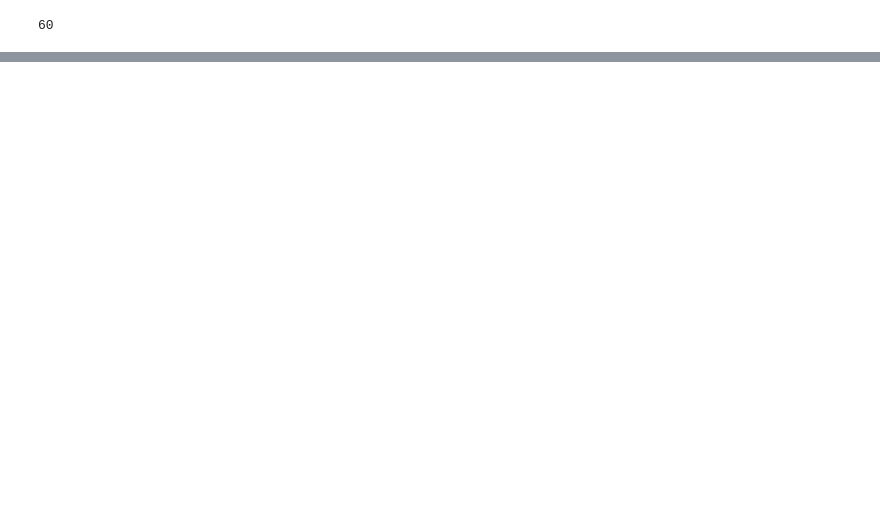
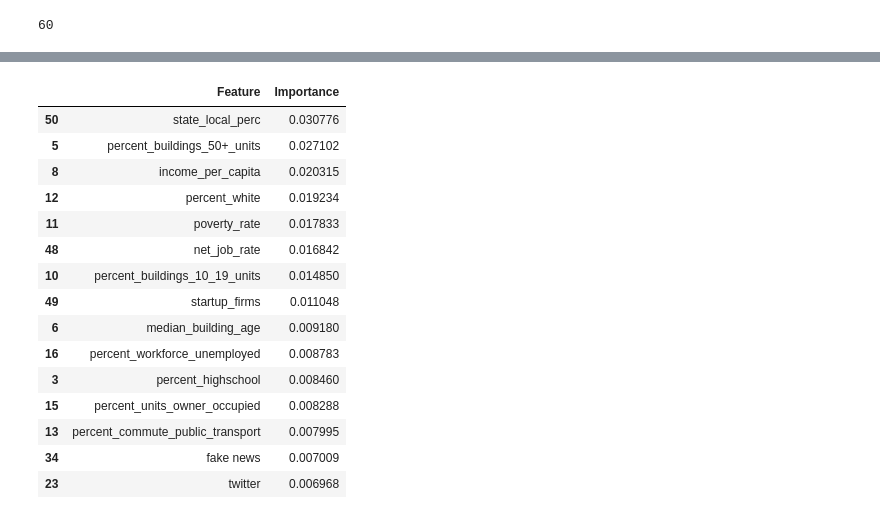
Before and after one commit to Kneck12/zillow-price-index-pred, a Jupyter notebook: Hao-Wei/CSV file processing.ipynb, the cells around one changed output, grey strips where cells are left out. Saved outputs shown, nothing was run; the diff lists cells and outputs as text; code cells hidden in the pictures; blank space fills up the shorter version.

```diff
--- a/Hao-Wei/CSV file processing.ipynb
+++ b/Hao-Wei/CSV file processing.ipynb
@@ -182,0 +193,23 @@ for x in df_col:
+# %%
+import pandas as pd;
+import numpy as np;
+
+file_list = ["./Results in CSV files/Importance_0_100.csv",
+             "./Results in CSV files/Importance_100_200.csv",
+             "./Results in CSV files/Importance_200_300.csv",
+             "./Results in CSV files/Importance_300_375.csv",
+             "./Results in CSV files/Importance_375_450.csv",
+             "./Results in CSV files/Importance_450_550.csv",
+             "./Results in CSV files/Importance_550_650.csv",
+             "./Results in CSV files/Importance_650_750.csv",
+             "./Results in CSV files/Importance_750_900.csv",
+             "./Results in CSV files/Importance_900_950.csv",
+             "./Results in CSV files/Importance_950_1100.csv",
+             "./Results in CSV files/Importance_1100_1200.csv",
+             "./Results in CSV files/Importance_1200_1301.csv",
+            ];
+
+df = pd.read_csv(file_list[0], index_col=0)
+# %%
+for i in range(1, len(file_list)):
+    df = pd.concat([df, pd.read_csv(file_list[i], index_col=0)]);
@@ -182,0 +223,19 @@ for x in df_col:
+# %%
+ranking
+# %% [output]
+|  | Feature | Importance |
+| 50 | state_local_perc | 0.030776 |
+| 5 | percent_buildings_50+_units | 0.027102 |
+| 8 | income_per_capita | 0.020315 |
+| 12 | percent_white | 0.019234 |
+| 11 | poverty_rate | 0.017833 |
+| 48 | net_job_rate | 0.016842 |
+| 10 | percent_buildings_10_19_units | 0.014850 |
+| 49 | startup_firms | 0.011048 |
+| 6 | median_building_age | 0.009180 |
+| 16 | percent_workforce_unemployed | 0.008783 |
+| 3 | percent_highschool | 0.008460 |
+| 15 | percent_units_owner_occupied | 0.008288 |
+| 13 | percent_commute_public_transport | 0.007995 |
+| 34 | fake news | 0.007009 |
+| 23 | twitter | 0.006968 |
```
Also changed, not shown: parts of 13 cells of this notebook, 52 other files.
